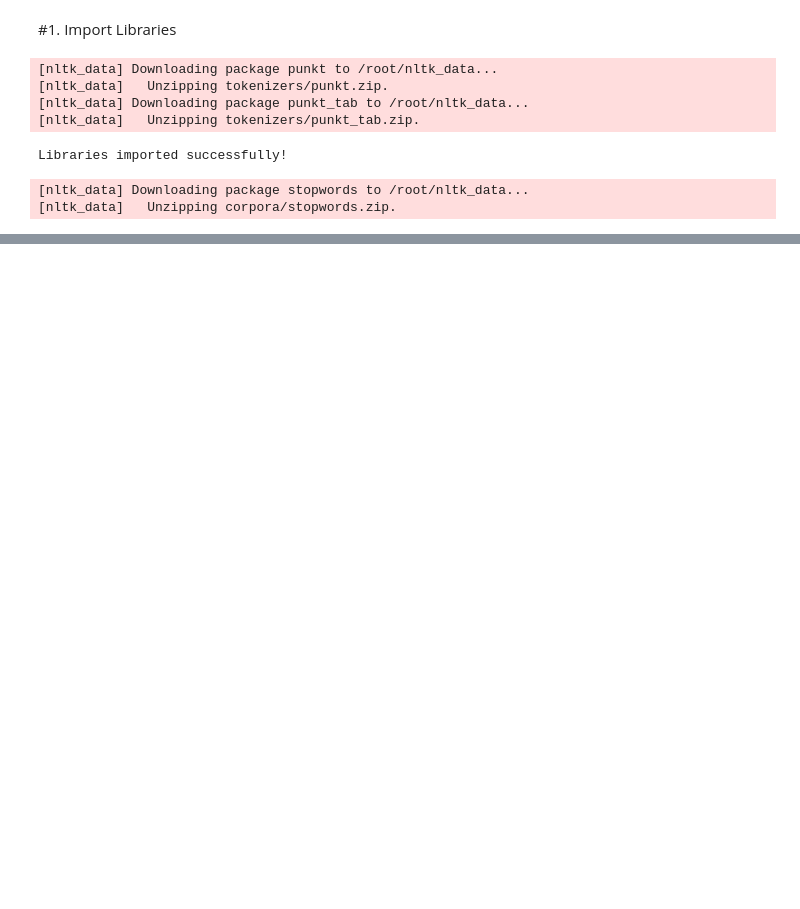
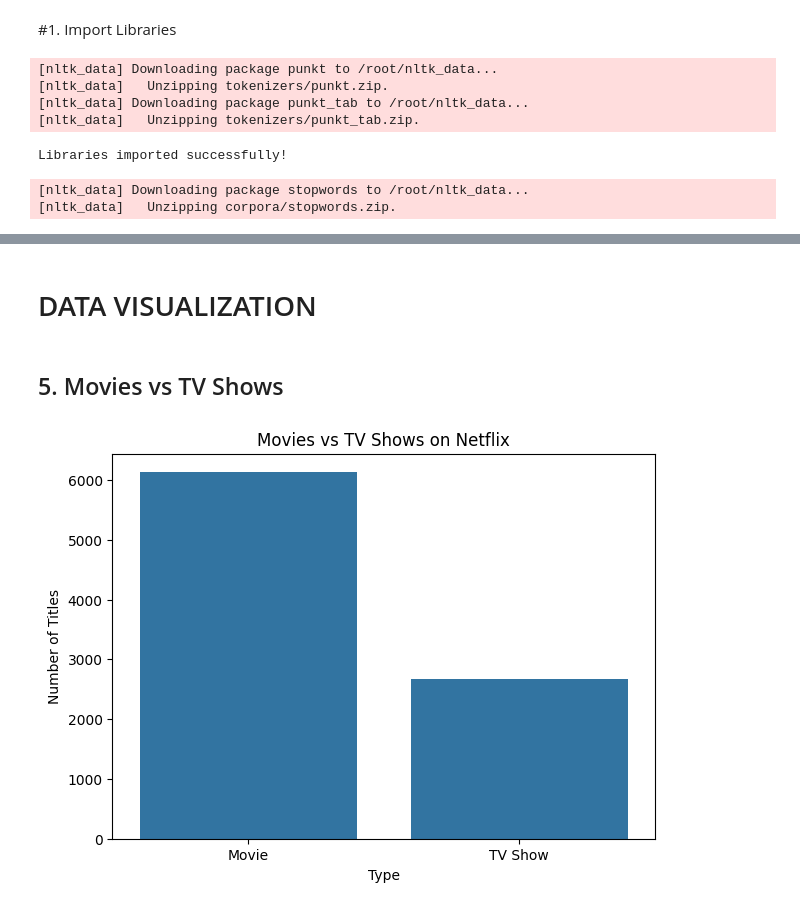
Before and after one commit to kumudvi/Netflix-and-movies, a Jupyter notebook: Netflix.ipynb, the cells around one changed output, grey strips where cells are left out. Drawn from its saved outputs; the diff is of its cells as text; code cells hidden in the pictures; blank space fills up the shorter version.

```diff
--- a/Netflix.ipynb
+++ b/Netflix.ipynb
@@ -37,0 +40,5 @@ Libraries imported successfully!
+# %%
+df = pd.read_csv('/content/netflix_titles.csv')
+
+print("Dataset Shape:", df.shape)
+df.head()
@@ -37,0 +146,10 @@ Libraries imported successfully!
+# %%
+df['date_added'] = pd.to_datetime(df['date_added'], errors='coerce')
+# %%
+df['year_added'] = df['date_added'].dt.year
+df['month_added'] = df['date_added'].dt.month_name()
+# %%
+text_columns = ['director', 'cast', 'country', 'rating', 'listed_in', 'description']
+
+for col in text_columns:
+    df[col] = df[col].fillna('Unknown')
@@ -37,0 +175,15 @@ Libraries imported successfully!
+# %% [markdown]
+# DATA VISUALIZATION
+# %% [markdown]
+## 5. Movies vs TV Shows
+# %%
+type_counts = df['type'].value_counts()
+
+plt.figure(figsize=(7,5))
+sns.barplot(x=type_counts.index, y=type_counts.values)
+plt.title('Movies vs TV Shows on Netflix')
+plt.xlabel('Type')
+plt.ylabel('Number of Titles')
+plt.show()
+# %% [output]
+[figure, added]
```
Also changed, not shown: parts of 63 cells of this notebook.
